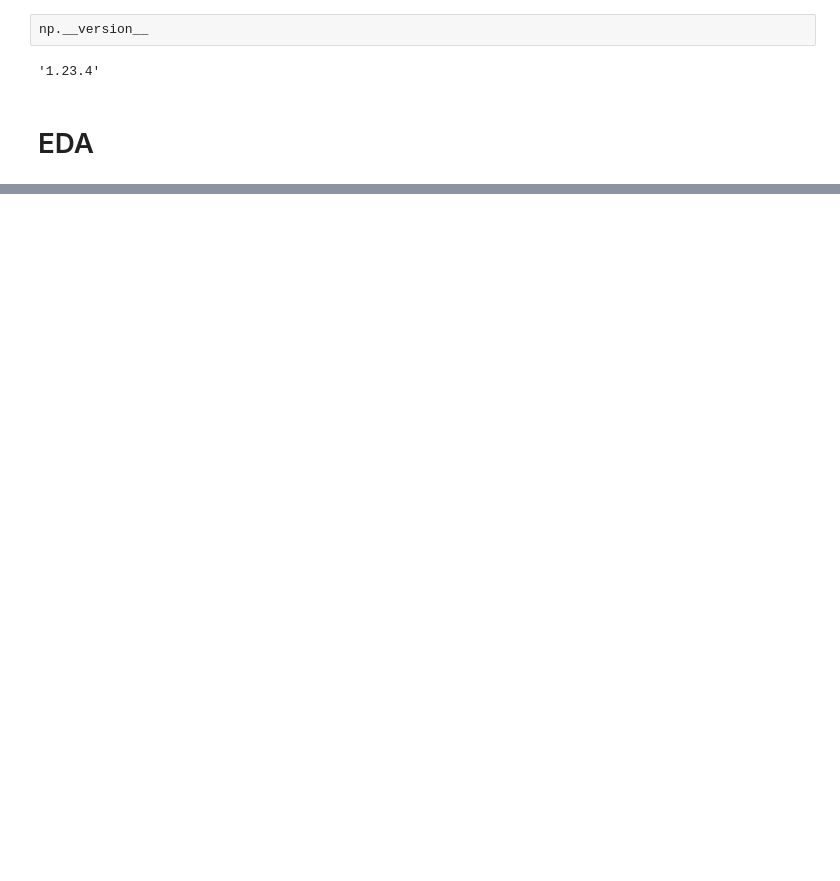
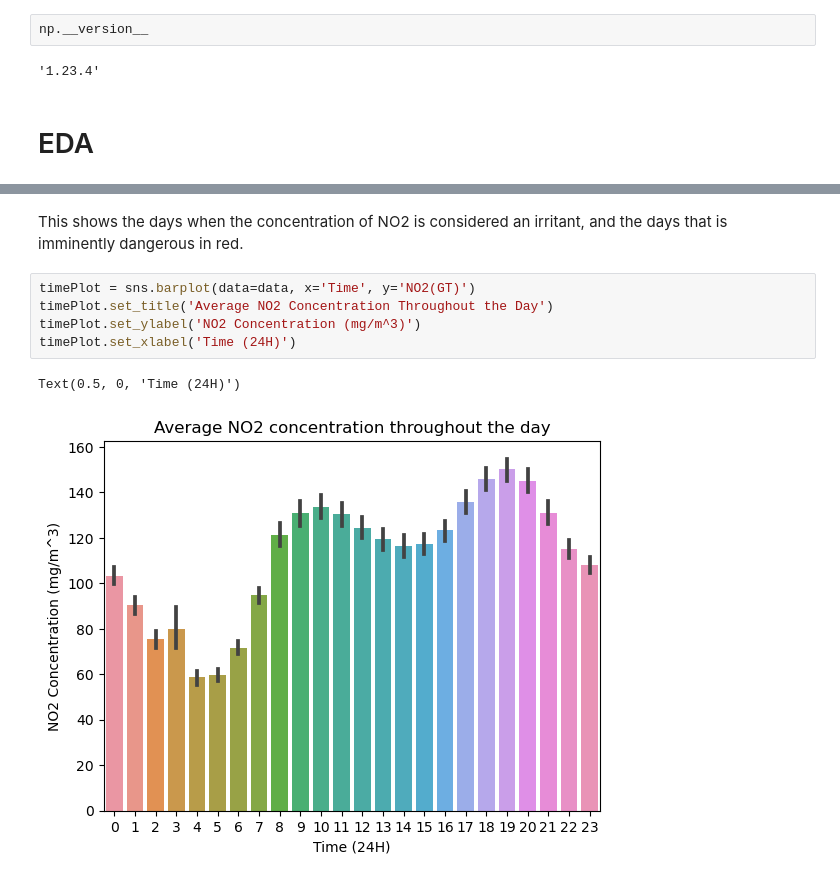
Before and after one commit to ubco-W2022T1-cosc301/project-group38, a Jupyter notebook: notebooks/analysis3.ipynb, the cells around one changed output, grey strips where cells are left out. Drawn from its saved outputs; the diff is of its cells as text; blank space fills up the shorter version.

```diff
--- a/notebooks/analysis3.ipynb
+++ b/notebooks/analysis3.ipynb
@@ -61,0 +88,10 @@ Mean CO: 2.15 mg/m^3.
+# %% [markdown]
+This shows the days when the concentration of NO2 is considered an irritant, and the days that is imminently dangerous in red.
+# %%
+timePlot = sns.barplot(data=data, x='Time', y='NO2(GT)')
+timePlot.set_title('Average NO2 Concentration Throughout the Day')
+timePlot.set_ylabel('NO2 Concentration (mg/m^3)')
+timePlot.set_xlabel('Time (24H)')
+# %% [output]
+Text(0.5, 0, 'Time (24H)')
+[figure, added]
```
Also changed, not shown: parts of 13 cells of this notebook, 1 other file.
